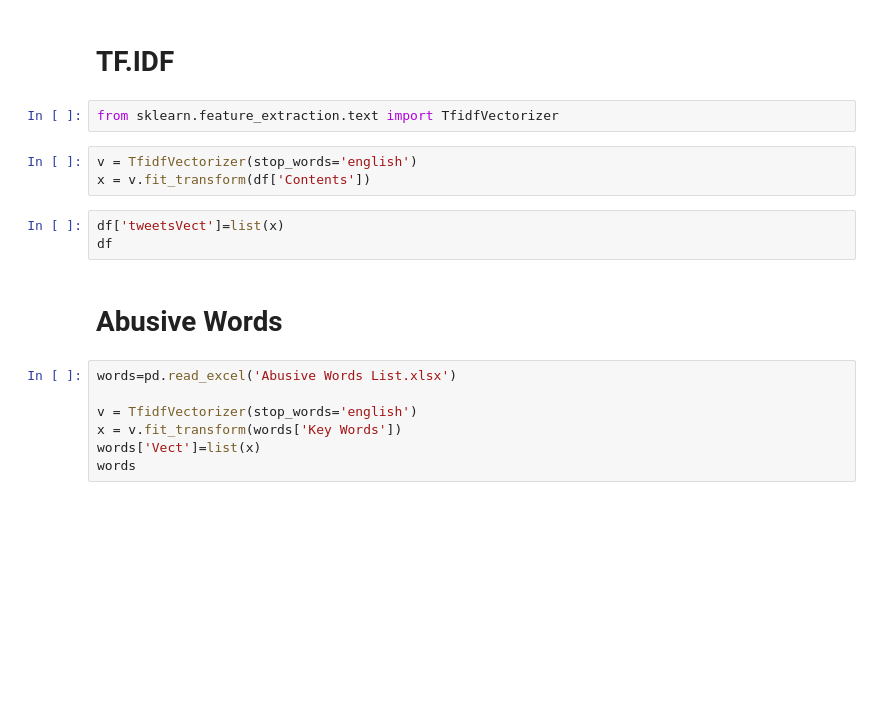
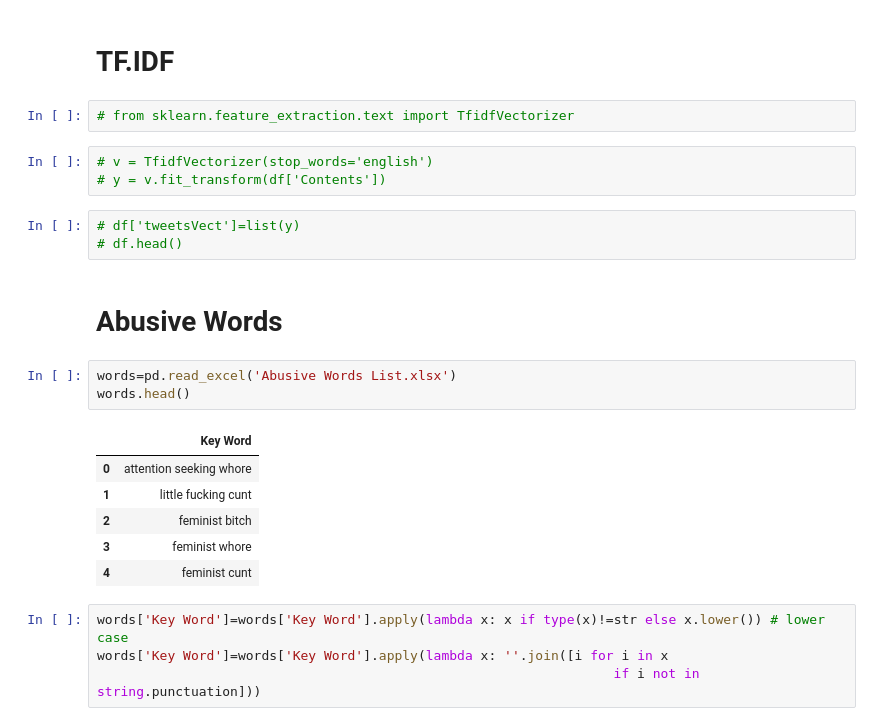
Before and after one commit to tcbegley/hack4charity, a Jupyter notebook: notebooks/Text Analysis .ipynb, the cells around one changed output. Cells and saved outputs as stored; diff of their text form; blank space fills up the shorter version.

```diff
--- a/notebooks/Text Analysis .ipynb
+++ b/notebooks/Text Analysis .ipynb
@@ -60,20 +89,27 @@ df.describe()
 # %% [markdown]
 # TF.IDF
 # %%
-from sklearn.feature_extraction.text import TfidfVectorizer
+# from sklearn.feature_extraction.text import TfidfVectorizer
 # %%
-v = TfidfVectorizer(stop_words='english')
-x = v.fit_transform(df['Contents'])
+# v = TfidfVectorizer(stop_words='english')
+# y = v.fit_transform(df['Contents'])
 # %%
-df['tweetsVect']=list(x)
-df
+# df['tweetsVect']=list(y)
+# df.head()
 # %% [markdown]
 # Abusive Words
 # %%
 words=pd.read_excel('Abusive Words List.xlsx')
-
-v = TfidfVectorizer(stop_words='english')
-x = v.fit_transform(words['Key Words'])
-words['Vect']=list(x)
-words
+words.head()
+# %% [output]
+|  | Key Word |
+| 0 | attention seeking whore |
+| 1 | little fucking cunt |
+| 2 | feminist bitch |
+| 3 | feminist whore |
+| 4 | feminist cunt |
+# %%
+words['Key Word']=words['Key Word'].apply(lambda x: x if type(x)!=str else x.lower()) # lower case
+words['Key Word']=words['Key Word'].apply(lambda x: ''.join([i for i in x
+                                                                  if i not in string.punctuation]))
 # %%
```
Also changed, not shown: parts of 9 cells of this notebook.
